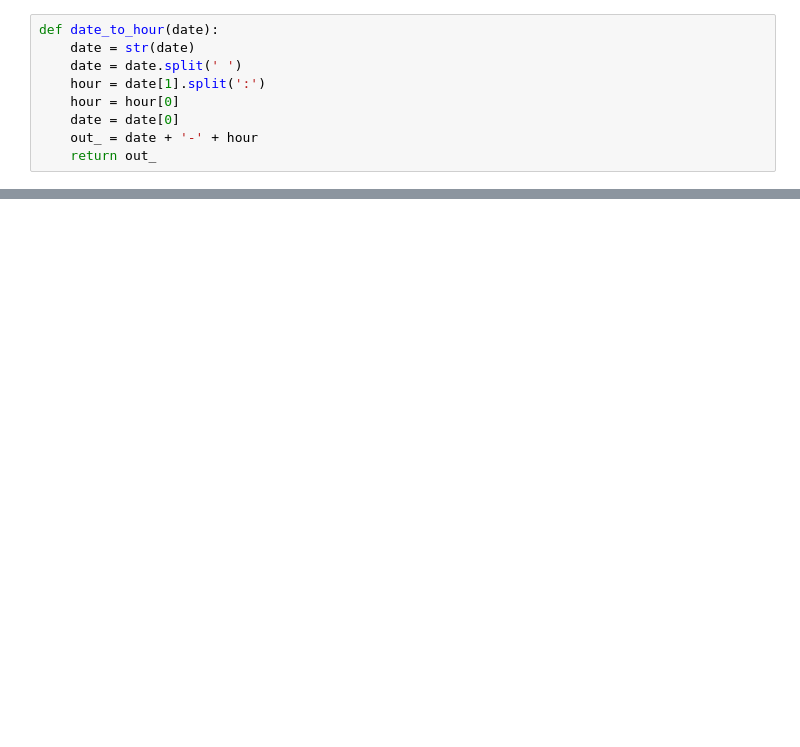
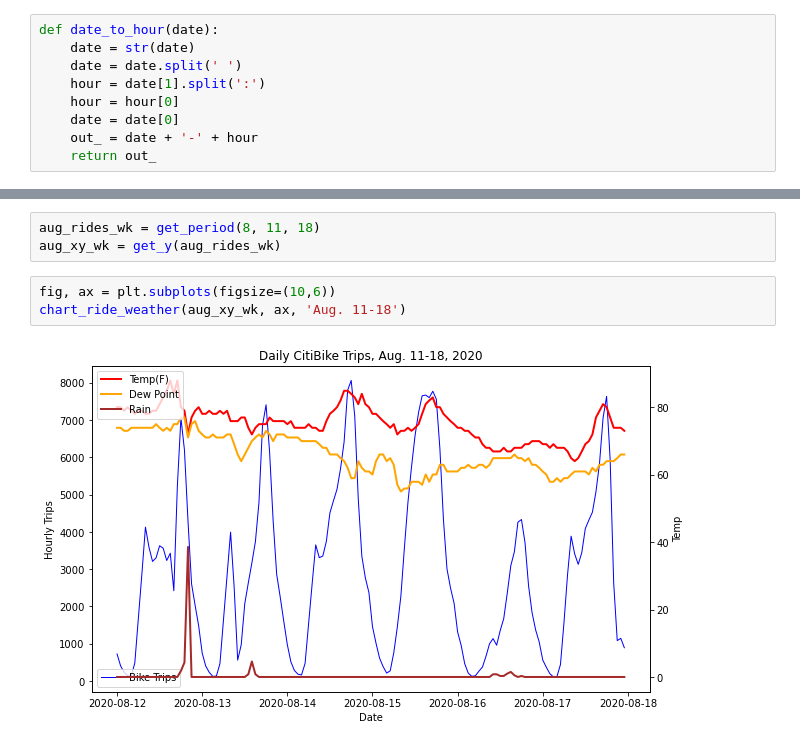
Before and after one commit to leckieje/fair_weather_cyclists, a Jupyter notebook: bike_weather_20.ipynb, the cells around one changed output, grey strips where cells are left out. Cells and saved outputs as stored; diff of their text form; blank space fills up the shorter version.

```diff
--- a/bike_weather_20.ipynb
+++ b/bike_weather_20.ipynb
@@ -1003,0 +1017,8 @@ chart_ride_weather(july_xy_wk, ax, 'July 7-17')
+# %%
+aug_rides_wk = get_period(8, 11, 18)
+aug_xy_wk = get_y(aug_rides_wk)
+# %%
+fig, ax = plt.subplots(figsize=(10,6))
+chart_ride_weather(aug_xy_wk, ax, 'Aug. 11-18')
+# %% [output]
+[figure, added]
```
Also changed, not shown: parts of 81 cells of this notebook.
